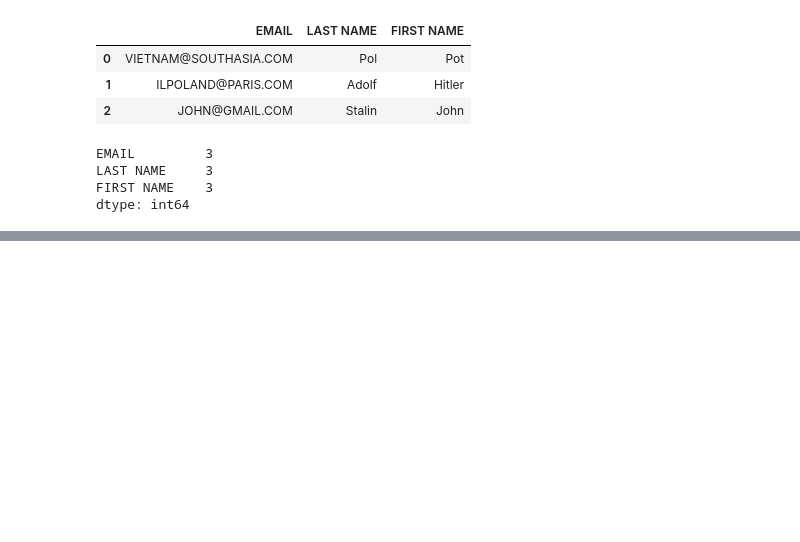
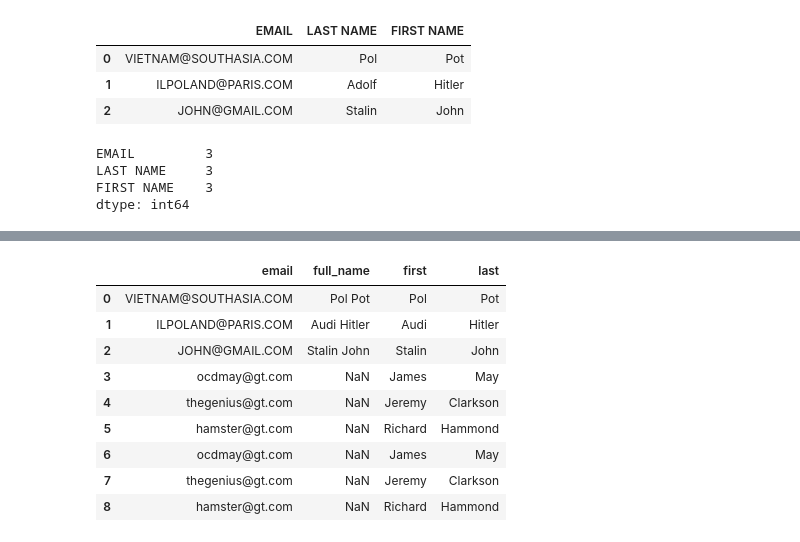
Before and after one commit to Shriram-11/Learning_Resources-, a Jupyter notebook: notes/panda.ipynb, the cells around one changed output, grey strips where cells are left out. Saved outputs shown, nothing was run; the diff lists cells and outputs as text; code cells hidden in the pictures; blank space fills up the shorter version.

```diff
--- a/notes/panda.ipynb
+++ b/notes/panda.ipynb
@@ -505,0 +623,4 @@ Its giving us us the no. of rows in each columns
+# %%
+# To add the above two colums
+df3[['first','last']]=df3['full_name'].str.split(' ',expand=True)
+df3
@@ -505,0 +634,2 @@ Its giving us us the no. of rows in each columns
+# %%
+df3.append({'first':'Pablo'},ignore_index=True)
@@ -505,0 +644,7 @@ Its giving us us the no. of rows in each columns
+# %%
+peps={
+    'first':['James','Jeremy','Richard'],
+    'last':['May','Clarkson','Hammond'],
+    'email':['ocdmay@gt.com','thegenius@gt.com','hamster@gt.com']
+}
+df4=pd.DataFrame(peps)
@@ -505,0 +658,2 @@ Its giving us us the no. of rows in each columns
+# %%
+df3.append(df4,ignore_index=True)
@@ -505,0 +668,16 @@ Its giving us us the no. of rows in each columns
+# %%
+# To make the changes permanent
+
+df3=df3.append(df4,ignore_index=True)
+df3
+# %% [output]
+|  | email | full_name | first | last |
+| 0 | VIETNAM@SOUTHASIA.COM | Pol Pot | Pol | Pot |
+| 1 | ILPOLAND@PARIS.COM | Audi Hitler | Audi | Hitler |
+| 2 | JOHN@GMAIL.COM | Stalin John | Stalin | John |
+| 3 | ocdmay@gt.com | NaN | James | May |
+| 4 | thegenius@gt.com | NaN | Jeremy | Clarkson |
+| 5 | hamster@gt.com | NaN | Richard | Hammond |
+| 6 | ocdmay@gt.com | NaN | James | May |
+| 7 | thegenius@gt.com | NaN | Jeremy | Clarkson |
+| 8 | hamster@gt.com | NaN | Richard | Hammond |
```
Also changed, not shown: parts of 32 cells of this notebook.
